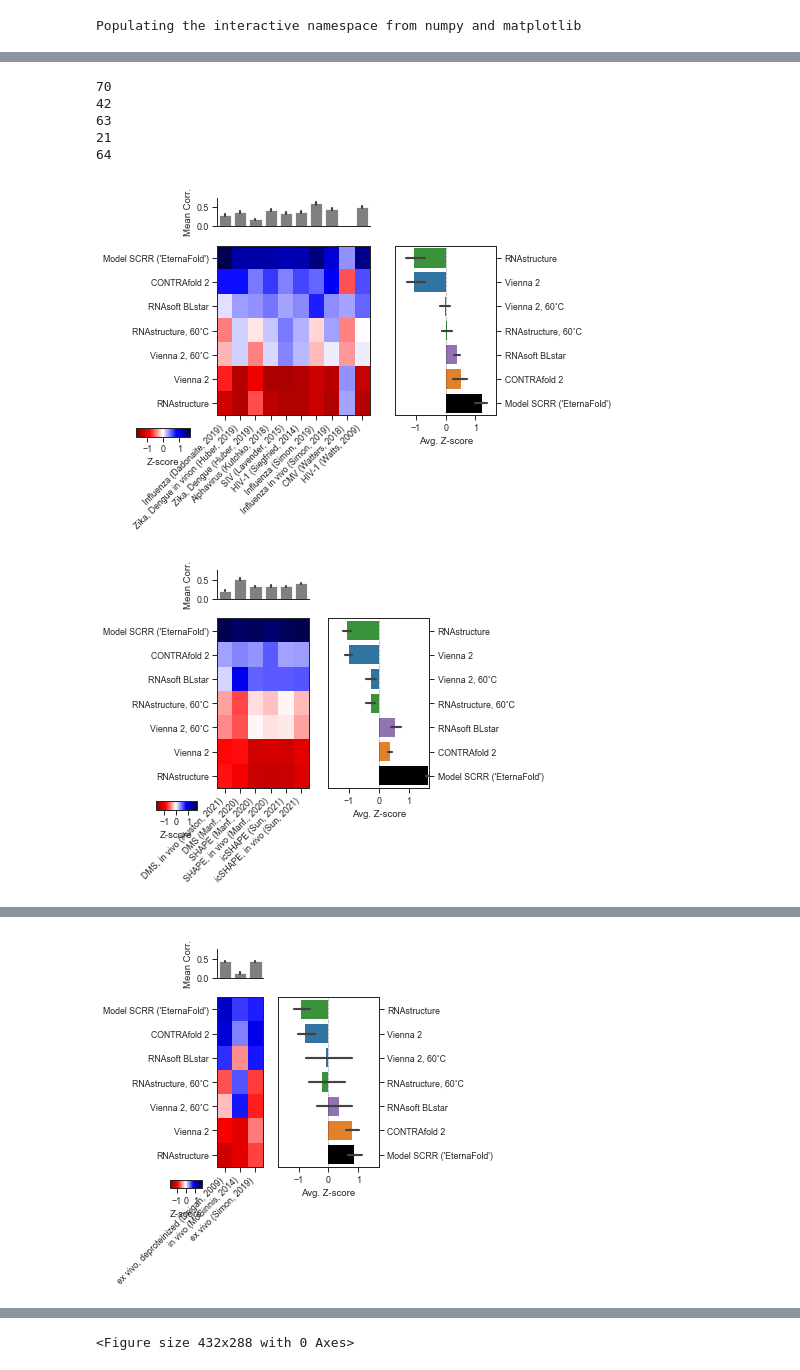
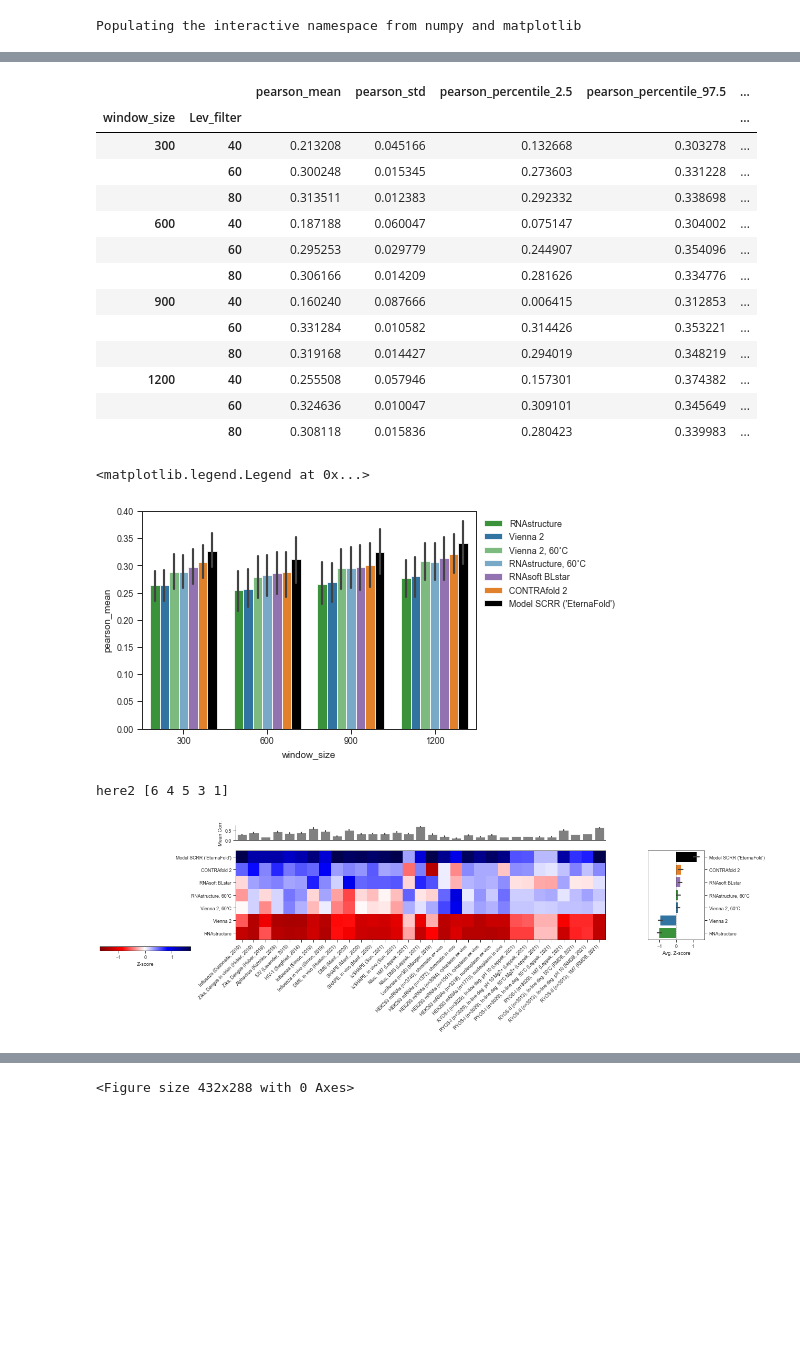
Before and after one commit to eternagame/EternaBench, a Jupyter notebook: analysis/4_External_Datasets.ipynb, the cells around one changed output, grey strips where cells are left out. Drawn from its saved outputs; the diff is of its cells as text; code cells hidden in the pictures; blank space fills up the shorter version.

Commit message:
update ipynbs main figures 2, 3, 4

```diff
--- a/analysis/4_External_Datasets.ipynb
+++ b/analysis/4_External_Datasets.ipynb
@@ -15,10 +15,12 @@ import eternabench as eb
 # %% [output]
 Populating the interactive namespace from numpy and matplotlib
 # %%
-zscores = pd.read_csv(os.environ['ETERNABENCH_PATH']+'/scoring_data/EternaBench_external_zscores_by_dataset_MANUAL_COMPILED.csv')
+zscores = pd.read_csv(os.environ['ETERNABENCH_PATH']+'/scoring_data/EternaBench_external_zscores_by_dataset_28Jan2022.csv')
 
 package_order=['rnastructure','vienna_2','vienna_2_60C','rnastructure_60C', 'rnasoft_blstar', 'contrafold_2','eternafold_B']
 package_data = eb.plot.get_packages()
 
-title_order = [packages.loc[x]['title'] for x in package_order]
+#zscores = zscores.merge(package_data,on='package')
+
+title_order = [package_data.loc[x]['title'] for x in package_order]
 types = ['viral_gRNA','SARS-CoV-2_gRNA','mRNA','rRNA','synthetic RNA']
@@ -65,17 +27,31 @@ tight_layout()
+# %%
+zscores.groupby(['window_size','Lev_filter']).mean()
+# %% [output]
+|  |  | pearson_mean | pearson_std | pearson_percentile_2.5 | pearson_percentile_97.5 | ... |
+| window_size | Lev_filter |  |  |  |  | ... |
+| 300 | 40 | 0.213208 | 0.045166 | 0.132668 | 0.303278 | ... |
+|  | 60 | 0.300248 | 0.015345 | 0.273603 | 0.331228 | ... |
+|  | 80 | 0.313511 | 0.012383 | 0.292332 | 0.338698 | ... |
+| 600 | 40 | 0.187188 | 0.060047 | 0.075147 | 0.304002 | ... |
+|  | 60 | 0.295253 | 0.029779 | 0.244907 | 0.354096 | ... |
+|  | 80 | 0.306166 | 0.014209 | 0.281626 | 0.334776 | ... |
+| 900 | 40 | 0.160240 | 0.087666 | 0.006415 | 0.312853 | ... |
+|  | 60 | 0.331284 | 0.010582 | 0.314426 | 0.353221 | ... |
+|  | 80 | 0.319168 | 0.014427 | 0.294019 | 0.348219 | ... |
+| 1200 | 40 | 0.255508 | 0.057946 | 0.157301 | 0.374382 | ... |
+|  | 60 | 0.324636 | 0.010047 | 0.309101 | 0.345649 | ... |
+|  | 80 | 0.308118 | 0.015836 | 0.280423 | 0.339983 | ... |
+# %%
+sns.barplot(x='window_size',y='pearson_mean', data=zscores.merge(package_data,on='package'), hue='title', palette=palette, hue_order=title_order)
+legend(bbox_to_anchor=(1,1),frameon=False)
+# %% [output]
+<matplotlib.legend.Legend at 0x...>
+[figure, added]
 # %%
-for i, rna in enumerate(types):
-    tmp_zscores = zscores.loc[zscores.window_size==900][zscores.Class==rna]
-    print(len(tmp_zscores))
-    n=len(tmp_zscores.Dataset.unique())
-
-    eb.plot.ranked_heatmap_w_bar_overhead(tmp_zscores, package_order=package_order, vmin=-1.7,vmax=1.7,
-                                          figsize=(.3*n+2,4), width_ratios=[.3*n, 2], ext=True)
-    #savefig('FIGURES/4/%s_heatmap.pdf' % rna,bbox_inches='tight')
+tmp = zscores.loc[zscores.window_size==900][zscores.Lev_filter==60]
+n = len(tmp)
+eb.plot.ranked_heatmap_w_bar_overhead(tmp, package_order=package_order, vmin=-1.7,vmax=1.7,figsize=(16,4),width_ratios=[.3*n, 10],ext=True)
+savefig('FIGURES/4/ALL_60.pdf',bbox_inches='tight')
 # %% [output]
-70
-42
-63
-21
-64
+here2 [6 4 5 3 1]
-[figure, old version]
+[figure, new version]
-[figure, removed]
@@ -83 +57,0 @@ for i, rna in enumerate(types):
-[figure, removed]
```
Also changed, not shown: parts of 11 cells of this notebook, 3 other files.
